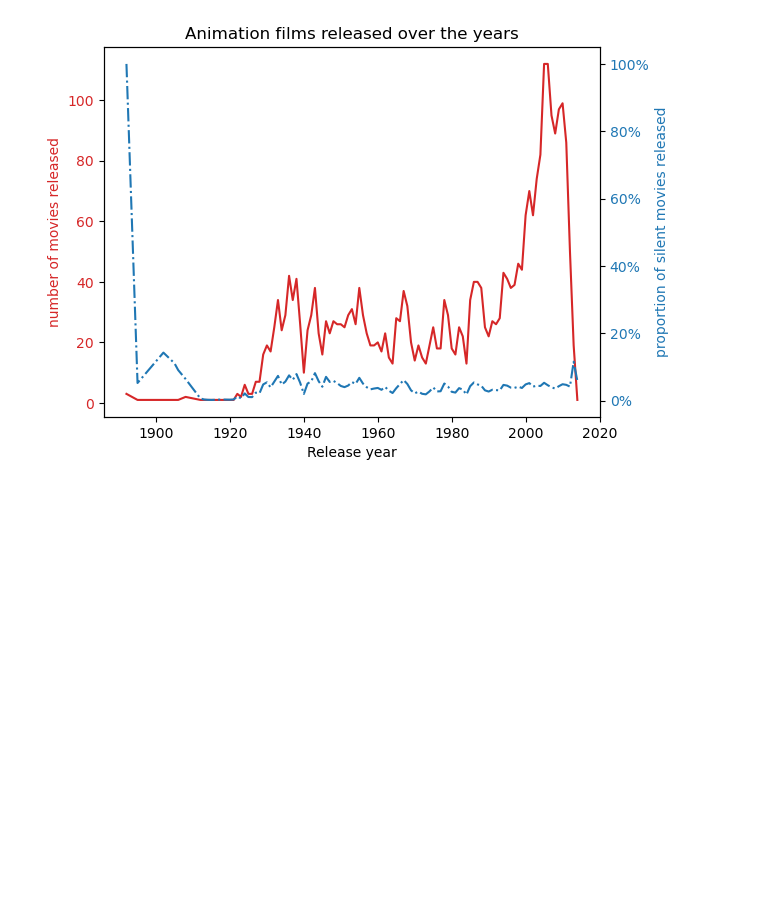
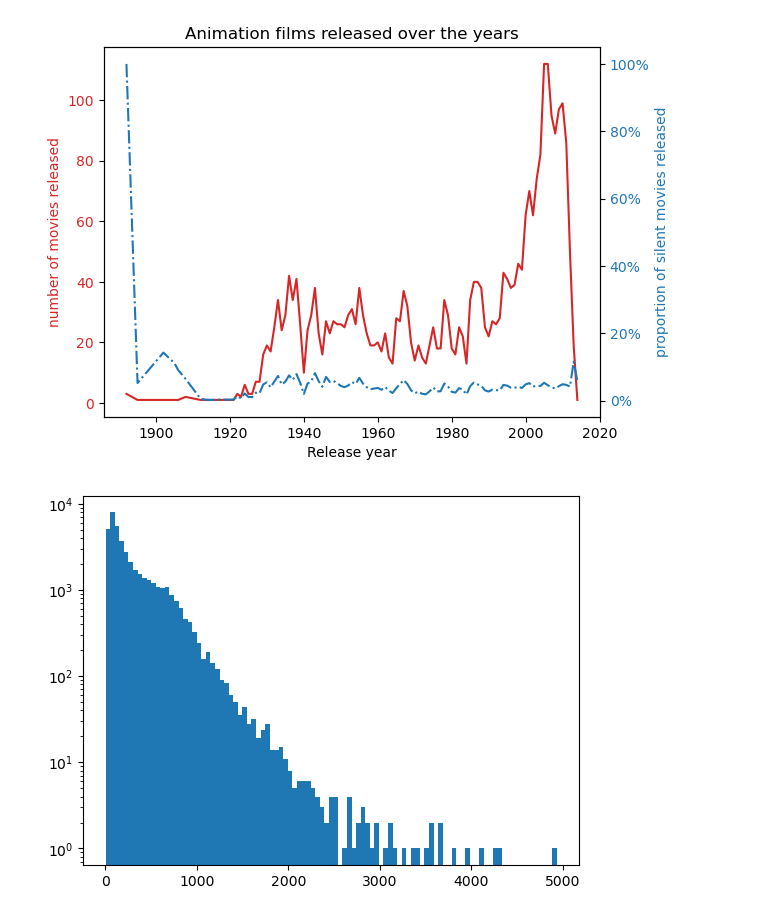
Before and after one commit to epfl-ada/ada-2023-project-adacalypse, a Jupyter notebook: code/actors_career_arc.ipynb, the cells around one changed output. Saved outputs shown, nothing was run; the diff lists cells and outputs as text; code cells hidden in the pictures; blank space fills up the shorter version.

```diff
--- a/code/actors_career_arc.ipynb
+++ b/code/actors_career_arc.ipynb
@@ -249,3 +258,23 @@ plot_release_by_genre(anim_films_by_year, 'Animation')
 # %% [output]
 [figure]
 [figure]
+# %%
+plot_summaries = load_data_with_columns(DATAFOLDER, 'plot_summaries.txt')
+
+def length_plot(plot):
+    punc = '''!()-[]{};:'"\,<>./?@#$%^&*_~'''
+
+    for char in punc:
+        if np.isin(char, plot):
+            plot.replace(char, '')
+
+    split = plot.split()
+    return len(split)
+
+plot_summaries['word_count'] = plot_summaries['plot'].apply(length_plot)
+
+plt.hist(plot_summaries['word_count'], bins= round(plot_summaries['word_count'].max()/50))
+plt.yscale('log')
+plt.show()
+# %% [output]
+[figure, added]
```
Also changed, not shown: parts of 9 cells of this notebook.
